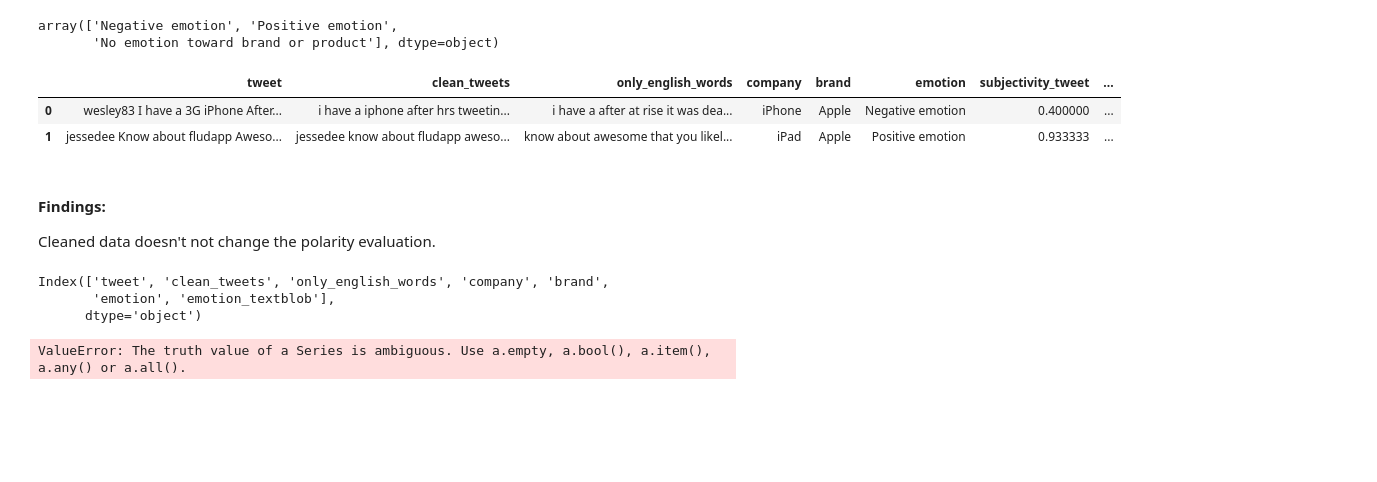
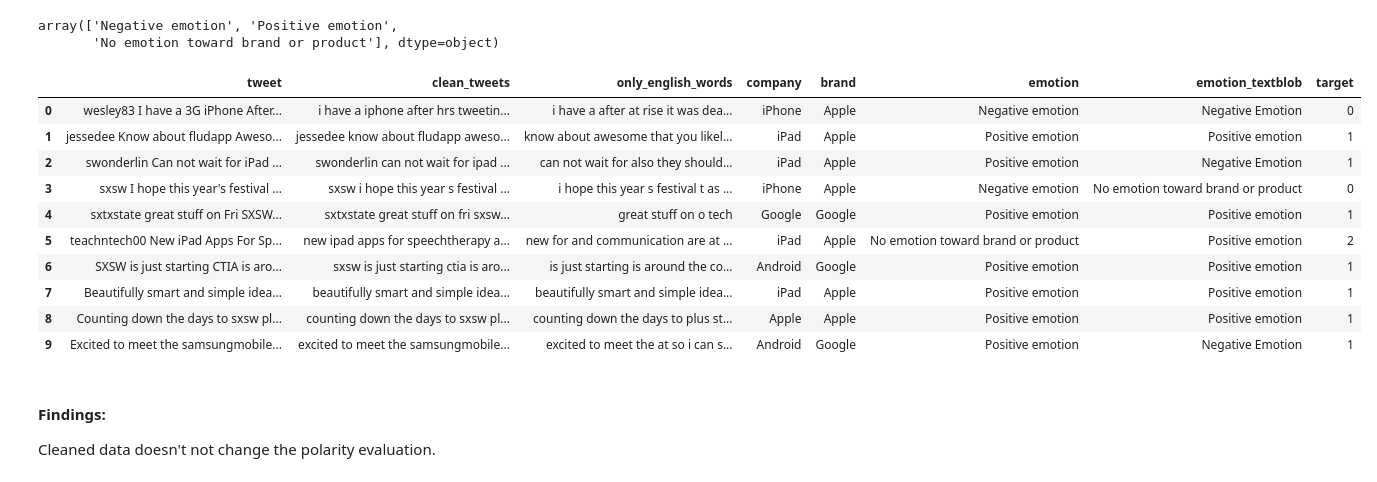
Before and after one commit to carlosiruiz/Twitter_sentiment_analysis, a Jupyter notebook: Cleaned-Notebook.ipynb, the cells around one changed output. Saved outputs shown, nothing was run; the diff lists cells and outputs as text; code cells hidden in the pictures; blank space fills up the shorter version.

```diff
--- a/Cleaned-Notebook.ipynb
+++ b/Cleaned-Notebook.ipynb
@@ -18,7 +27,7 @@ from textblob import TextBlob
 pd.set_option('display.max_columns', 10000)
 pd.set_option('display.max_rows', 100)
 # %%
-df=pd.read_csv('judge-1377884607_tweet_product_company.csv',encoding = 'unicode_escape')
+df=pd.read_csv('eda/judge-1377884607_tweet_product_company.csv',encoding = 'unicode_escape')
 # %% [markdown]
 ## Initial EDA
 # %%
@@ -452,11 +483,19 @@ array(['Negative emotion', 'Positive emotion',
 # %%
 df['emotion_textblob'] = df['polarity_english'].apply(lambda x: 'Negative Emotion' if x < 0 else 'No emotion toward brand or product' if x == 0 else 'Positive emotion')
 # %%
-df.head(2)
+df.head(10)
 # %% [output]
-|  | tweet | clean_tweets | only_english_words | company | brand | emotion | subjectivity_tweet | ... |
-| 0 | wesley83 I have a 3G iPhone After... | i have a iphone after hrs tweetin... | i have a after at rise it was dea... | iPhone | Apple | Negative emotion | 0.400000 | ... |
-| 1 | jessedee Know about fludapp Aweso... | jessedee know about fludapp aweso... | know about awesome that you likel... | iPad | Apple | Positive emotion | 0.933333 | ... |
+|  | tweet | clean_tweets | only_english_words | company | brand | emotion | emotion_textblob | target |
+| 0 | wesley83 I have a 3G iPhone After... | i have a iphone after hrs tweetin... | i have a after at rise it was dea... | iPhone | Apple | Negative emotion | Negative Emotion | 0 |
+| 1 | jessedee Know about fludapp Aweso... | jessedee know about fludapp aweso... | know about awesome that you likel... | iPad | Apple | Positive emotion | Positive emotion | 1 |
+| 2 | swonderlin Can not wait for iPad ... | swonderlin can not wait for ipad ... | can not wait for also they should... | iPad | Apple | Positive emotion | Negative Emotion | 1 |
+| 3 | sxsw I hope this year's festival ... | sxsw i hope this year s festival ... | i hope this year s festival t as ... | iPhone | Apple | Negative emotion | No emotion toward brand or product | 0 |
+| 4 | sxtxstate great stuff on Fri SXSW... | sxtxstate great stuff on fri sxsw... | great stuff on o tech | Google | Google | Positive emotion | Positive emotion | 1 |
+| 5 | teachntech00 New iPad Apps For Sp... | new ipad apps for speechtherapy a... | new for and communication are at ... | iPad | Apple | No emotion toward brand or product | Positive emotion | 2 |
+| 6 | SXSW is just starting CTIA is aro... | sxsw is just starting ctia is aro... | is just starting is around the co... | Android | Google | Positive emotion | Positive emotion | 1 |
+| 7 | Beautifully smart and simple idea... | beautifully smart and simple idea... | beautifully smart and simple idea... | iPad | Apple | Positive emotion | Positive emotion | 1 |
+| 8 | Counting down the days to sxsw pl... | counting down the days to sxsw pl... | counting down the days to plus st... | Apple | Apple | Positive emotion | Positive emotion | 1 |
+| 9 | Excited to meet the samsungmobile... | excited to meet the samsungmobile... | excited to meet the at so i can s... | Android | Google | Positive emotion | Negative Emotion | 1 |
 # %%
 df.drop(columns=['subjectivity_tweet', 'subjectivity_clean',
        'subjectivity_english', 'polarity_tweet', 'polarity_clean',
@@ -465,13 +504,3 @@ df.drop(columns=['subjectivity_tweet', 'subjectivity_clean',
 #### Findings:
 
 Cleaned data doesn't not change the polarity evaluation.
-# %%
-df.columns
-# %% [output]
-Index(['tweet', 'clean_tweets', 'only_english_words', 'company', 'brand',
-       'emotion', 'emotion_textblob'],
-      dtype='object')
-# %%
-df.comparison = df['emotion'].apply(lambda x: 1 if df.emotion_textblob == x else 0)
-# %% [output]
-ValueError: The truth value of a Series is ambiguous. Use a.empty, a.bool(), a.item(), a.any() or a.all().
```
Also changed, not shown: parts of 63 cells of this notebook, 5 other files.
